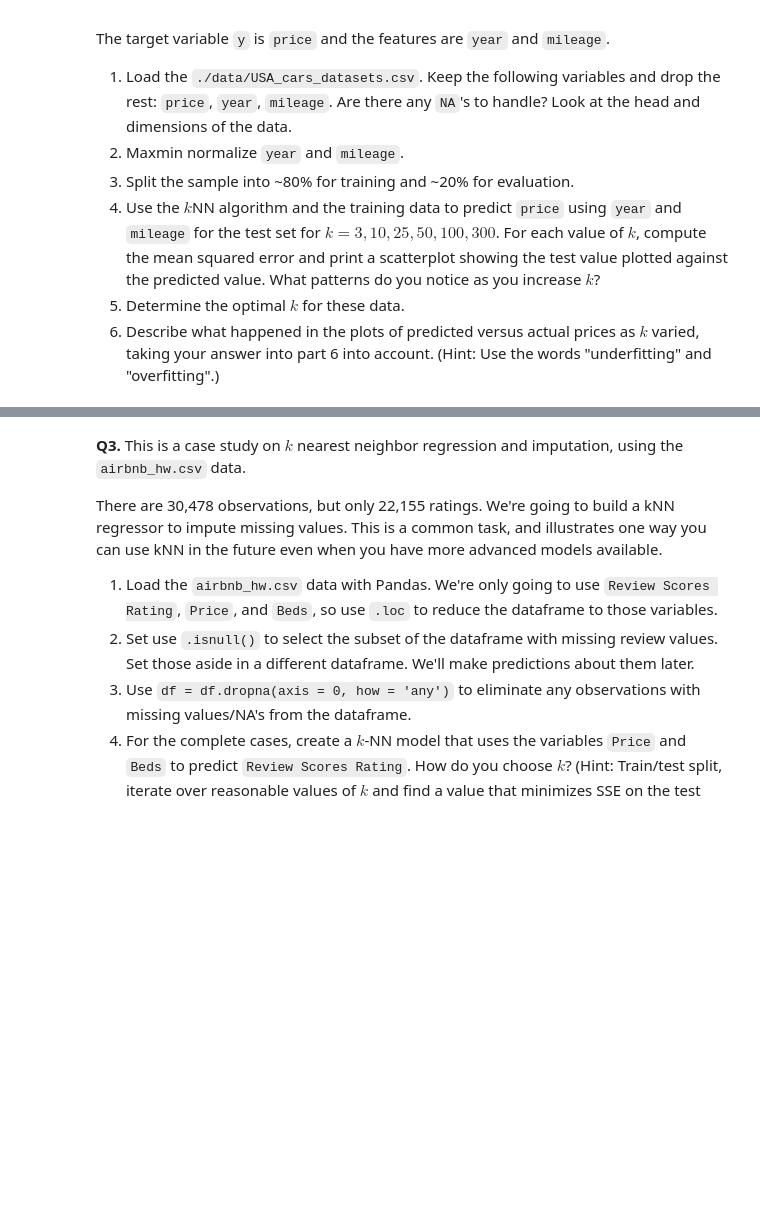
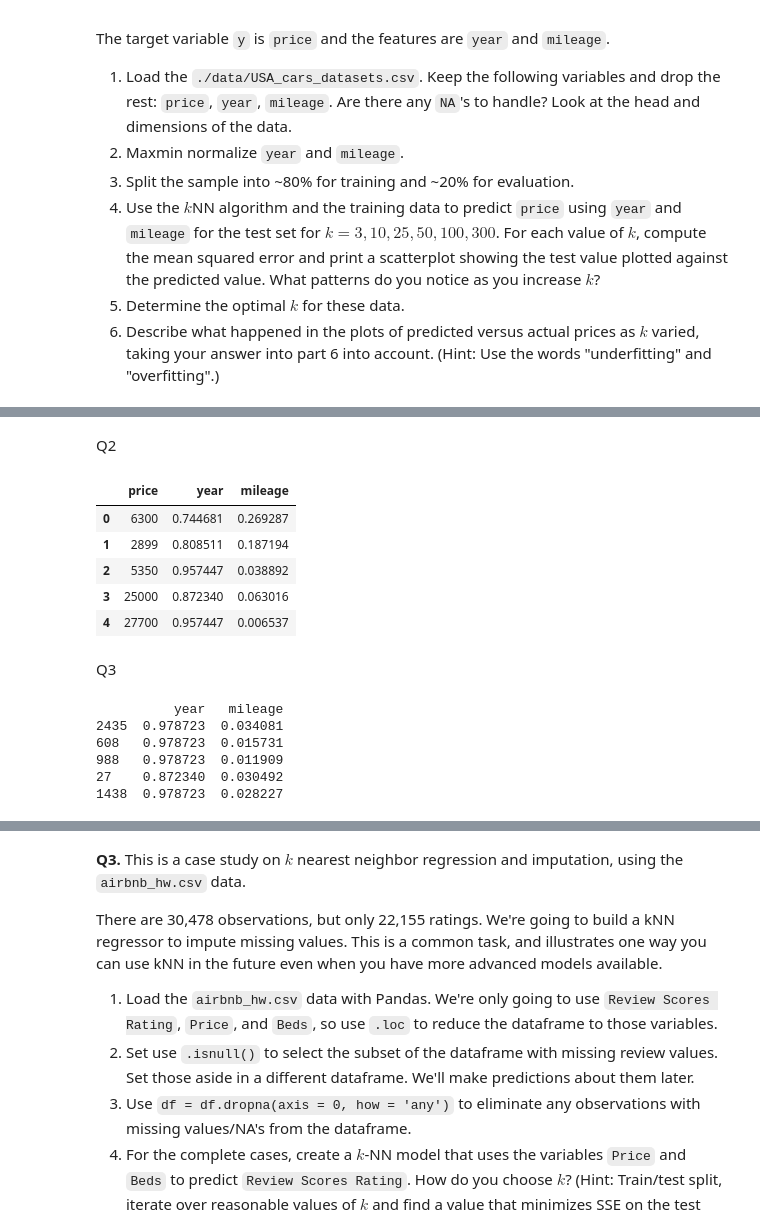
Before and after one commit to amn8ge/knn_assignment, a Jupyter notebook: assignment_knn.ipynb, the cells around one changed output, grey strips where cells are left out. Drawn from its saved outputs; the diff is of its cells as text; code cells hidden in the pictures; blank space fills up the shorter version.

```diff
--- a/assignment_knn.ipynb
+++ b/assignment_knn.ipynb
@@ -42,0 +114,40 @@ The target variable `y` is `price` and the features are `year` and `mileage`.
+# %% [markdown]
+Q2
+# %%
+def maxmin(z): # using same function that we saw in class
+    return (z - np.min(z)) / (np.max(z) - np.min(z))
+
+# normalizing year and mileage columns by calling max min function
+# I would use apply function but I only want to affect year and mileage
+cars_slim['year'] = maxmin(cars_slim['year'])
+cars_slim['mileage'] = maxmin(cars_slim['mileage'])
+
+cars_slim.head()
+# %% [output]
+|  | price | year | mileage |
+| 0 | 6300 | 0.744681 | 0.269287 |
+| 1 | 2899 | 0.808511 | 0.187194 |
+| 2 | 5350 | 0.957447 | 0.038892 |
+| 3 | 25000 | 0.872340 | 0.063016 |
+| 4 | 27700 | 0.957447 | 0.006537 |
+# %% [markdown]
+Q3
+# %%
+from sklearn.model_selection import train_test_split
+
+X = cars_slim[['year', 'mileage']] # setting feature vars
+y = cars_slim['price'] # target var
+
+X_train, X_test, y_train, y_test = train_test_split(X, y, #feature and target variables
+                                                    test_size=.2, #80 train/20 test
+                                                    random_state=65) #consistent for replication purposes
+
+# verifying
+print(X_test.head())
+# %% [output]
+          year   mileage
+2435  0.978723  0.034081
+608   0.978723  0.015731
+988   0.978723  0.011909
+27    0.872340  0.030492
+1438  0.978723  0.028227
```
Also changed, not shown: parts of 12 cells of this notebook.
